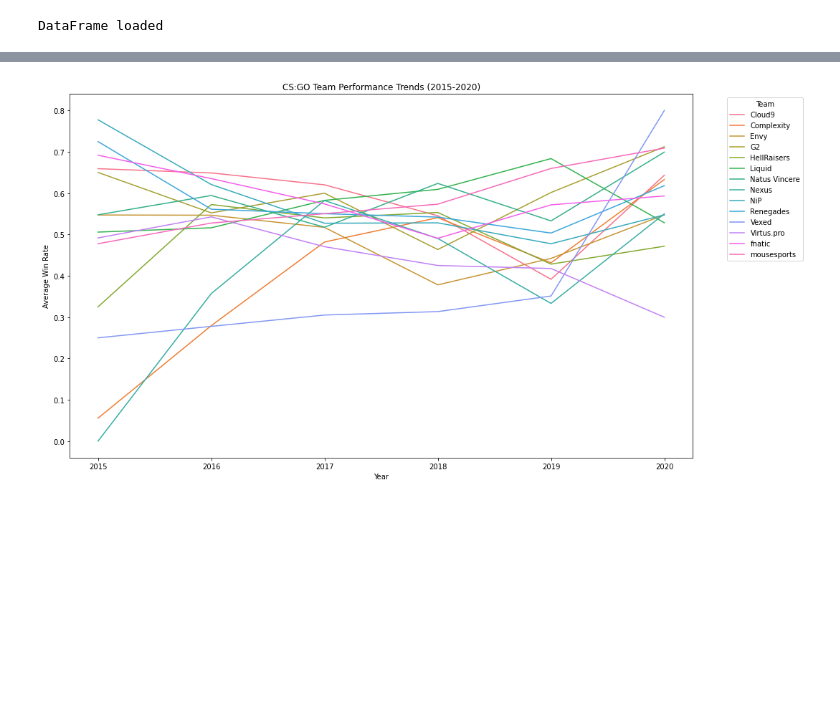
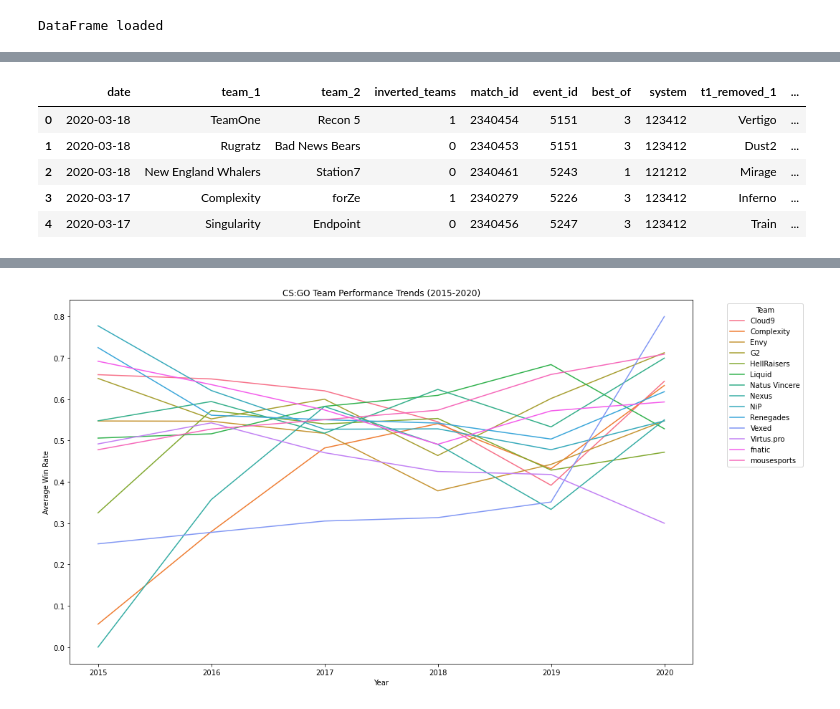
Before and after one commit to saeculumx/DataScienceTool_F23, a Jupyter notebook: project.ipynb, the cells around one changed output, grey strips where cells are left out. Saved outputs shown, nothing was run; the diff lists cells and outputs as text; code cells hidden in the pictures; blank space fills up the shorter version.

```diff
--- a/project.ipynb
+++ b/project.ipynb
@@ -16,0 +64,9 @@ DataFrame loaded
+# %%
+df_picks.head()
+# %% [output]
+|  | date | team_1 | team_2 | inverted_teams | match_id | event_id | best_of | system | t1_removed_1 | ... |
+| 0 | 2020-03-18 | TeamOne | Recon 5 | 1 | 2340454 | 5151 | 3 | 123412 | Vertigo | ... |
+| 1 | 2020-03-18 | Rugratz | Bad News Bears | 0 | 2340453 | 5151 | 3 | 123412 | Dust2 | ... |
+| 2 | 2020-03-18 | New England Whalers | Station7 | 0 | 2340461 | 5243 | 1 | 121212 | Mirage | ... |
+| 3 | 2020-03-17 | Complexity | forZe | 1 | 2340279 | 5226 | 3 | 123412 | Inferno | ... |
+| 4 | 2020-03-17 | Singularity | Endpoint | 0 | 2340456 | 5247 | 3 | 123412 | Train | ... |
```
Also changed, not shown: parts of 11 cells of this notebook.
